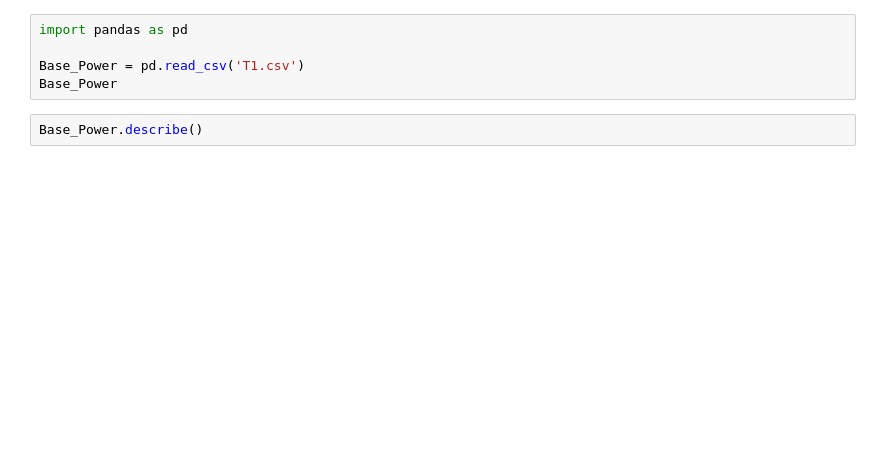
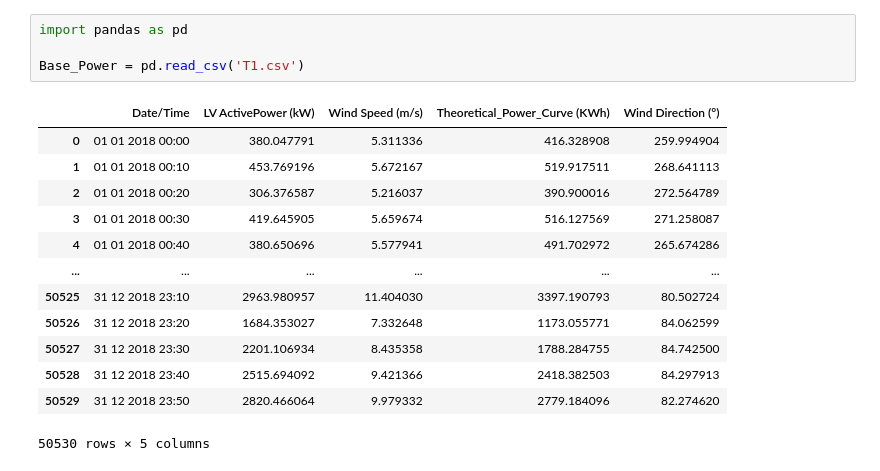
Before and after one commit to VictorSayoan/Machine_Learning, a Jupyter notebook: Analysis_Project/Analyses_Project_Real_Power/Analyse_Base_Power.ipynb, the cells around one changed output. Cells and saved outputs as stored; diff of their text form; blank space fills up the shorter version.

```diff
--- a/Analysis_Project/Analyses_Project_Real_Power/Analyse_Base_Power.ipynb
+++ b/Analysis_Project/Analyses_Project_Real_Power/Analyse_Base_Power.ipynb
@@ -1,10 +1,21 @@
 # %%
 import pandas as pd
 
 Base_Power = pd.read_csv('T1.csv')
-Base_Power
+# %% [output]
+|  | Date/Time | LV ActivePower (kW) | Wind Speed (m/s) | Theoretical_Power_Curve (KWh) | Wind Direction (°) |
+| 0 | 01 01 2018 00:00 | 380.047791 | 5.311336 | 416.328908 | 259.994904 |
+| 1 | 01 01 2018 00:10 | 453.769196 | 5.672167 | 519.917511 | 268.641113 |
+| 2 | 01 01 2018 00:20 | 306.376587 | 5.216037 | 390.900016 | 272.564789 |
+| 3 | 01 01 2018 00:30 | 419.645905 | 5.659674 | 516.127569 | 271.258087 |
+| 4 | 01 01 2018 00:40 | 380.650696 | 5.577941 | 491.702972 | 265.674286 |
+| ... | ... | ... | ... | ... | ... |
+| 50525 | 31 12 2018 23:10 | 2963.980957 | 11.404030 | 3397.190793 | 80.502724 |
+| 50526 | 31 12 2018 23:20 | 1684.353027 | 7.332648 | 1173.055771 | 84.062599 |
+| 50527 | 31 12 2018 23:30 | 2201.106934 | 8.435358 | 1788.284755 | 84.742500 |
+| 50528 | 31 12 2018 23:40 | 2515.694092 | 9.421366 | 2418.382503 | 84.297913 |
+| 50529 | 31 12 2018 23:50 | 2820.466064 | 9.979332 | 2779.184096 | 82.274620 |
+50530 rows × 5 columns
-# %%
-Base_Power.describe()
 # %%
 Base_Power['Date/Time'] = pd.to_datetime(Base_Power['Date/Time'])
 Base_Power
```
Also changed, not shown: parts of 6 cells of this notebook, 1 other file.
